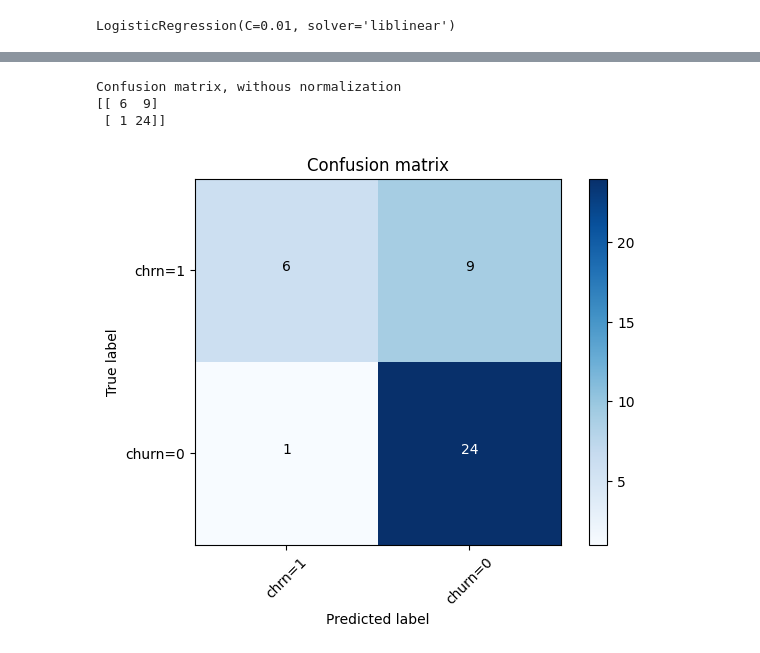
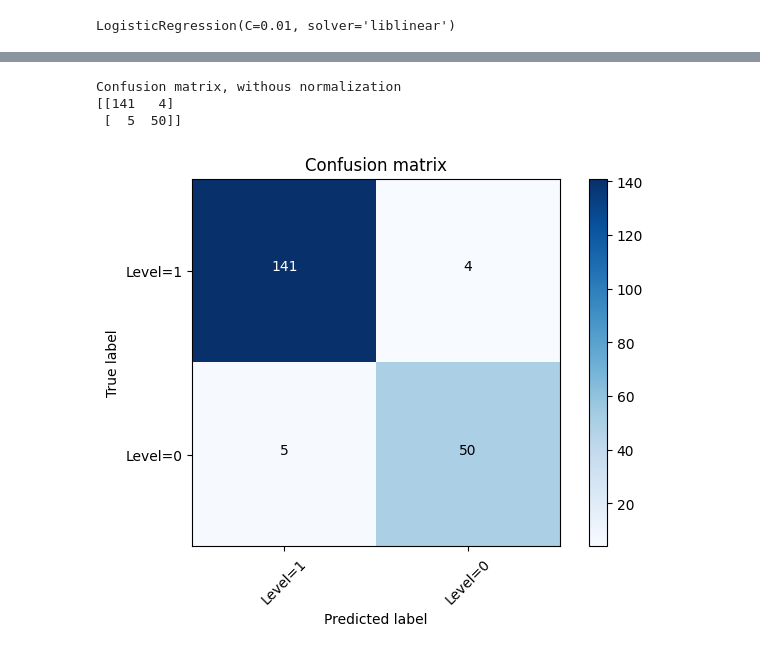
Before and after one commit to habibur-rahman-swe/MachineLearningAssignments, a Jupyter notebook: ML_Assignment_2.ipynb, the cells around one changed output, grey strips where cells are left out. Saved outputs shown, nothing was run; the diff lists cells and outputs as text; code cells hidden in the pictures.

```diff
--- a/ML_Assignment_2.ipynb
+++ b/ML_Assignment_2.ipynb
@@ -77 +27,8 @@ Normalize the dataset
+# %%
+path = "/content/sample_data/cancer patient data sets.csv"
+df = process_data(path)
+# %%
+# seperating the feature data and target data  where X = features datas, y = target datas
+X = df.drop(columns=['Level'])
+Y = df['Level']
 # %%
@@ -94,3 +36,3 @@ Spliting Dataset into train and test set
 # %%
-from sklearn.model_selection import train_test_split
-X_train, X_test, y_train, y_test = train_test_split(X, y, test_size=0.2, random_state=4)
+# separating train and test data
+X_train, X_test, y_train, y_test = train_test_split(X, Y, test_size=0.2, random_state=4)
@@ -105,7 +39,8 @@ LogisticRegression
 # %%
-from sklearn.linear_model import LogisticRegression
-from sklearn.metrics import confusion_matrix
-LR = LogisticRegression(C=0.01, solver='liblinear').fit(X_train, y_train)
+# creating, training logisticRegression
+LR = LogisticRegression(C=0.01, solver='liblinear')
+LR.fit(X_train, y_train)
+yhat = LR.predict(X_test)
 LR
 # %% [output]
 LogisticRegression(C=0.01, solver='liblinear')
@@ -170,12 +86,13 @@ print(confusion_matrix(y_test, yhat, labels=[1, 0]))
 # %%
+
 # compute confusion matrix
 cnf_matrix = confusion_matrix(y_test, yhat, labels=[1, 0])
 np.set_printoptions(precision=2)
 
 plt.figure()
-plot_confusion_matrix(cnf_matrix, classes=['chrn=1','churn=0'], normalize=False,  title='Confusion matrix')
+plot_confusion_matrix(cnf_matrix, classes=['Level=1','Level=0'], normalize=False,  title='Confusion matrix')
 # %% [output]
 Confusion matrix, withous normalization
-[[ 6  9]
- [ 1 24]]
+[[141   4]
+ [  5  50]]
-[figure, old version]
+[figure, new version]
```
Also changed, not shown: parts of 24 cells of this notebook.
